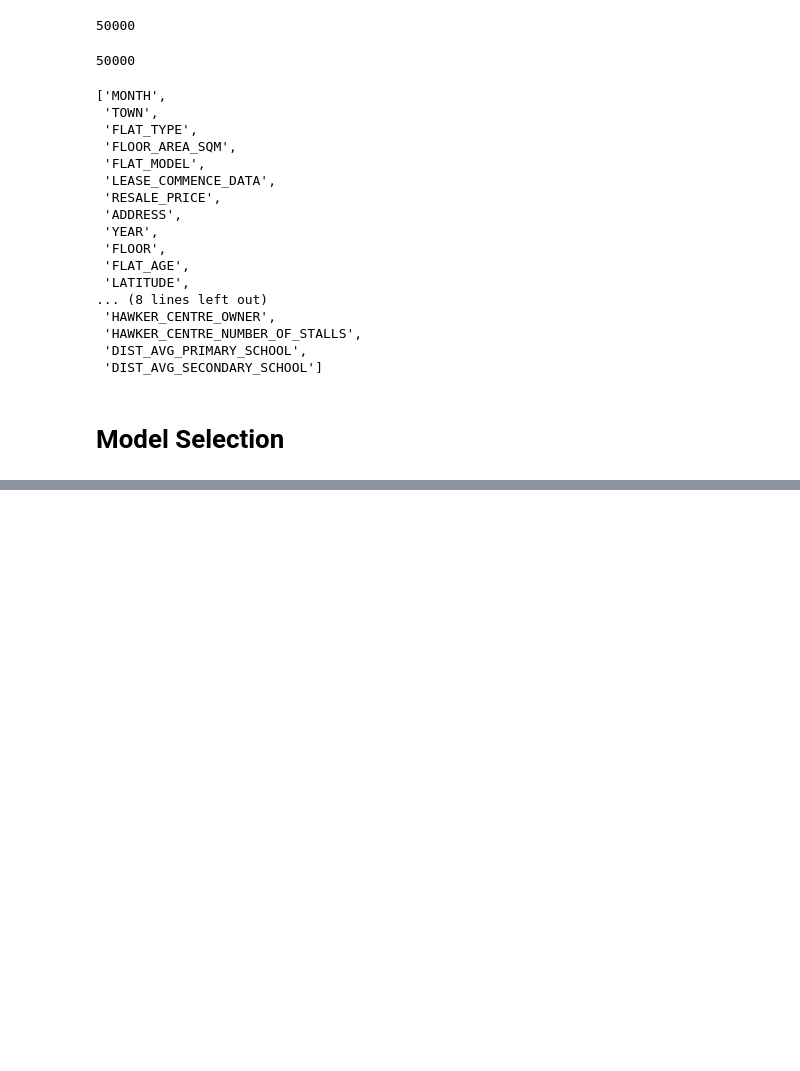
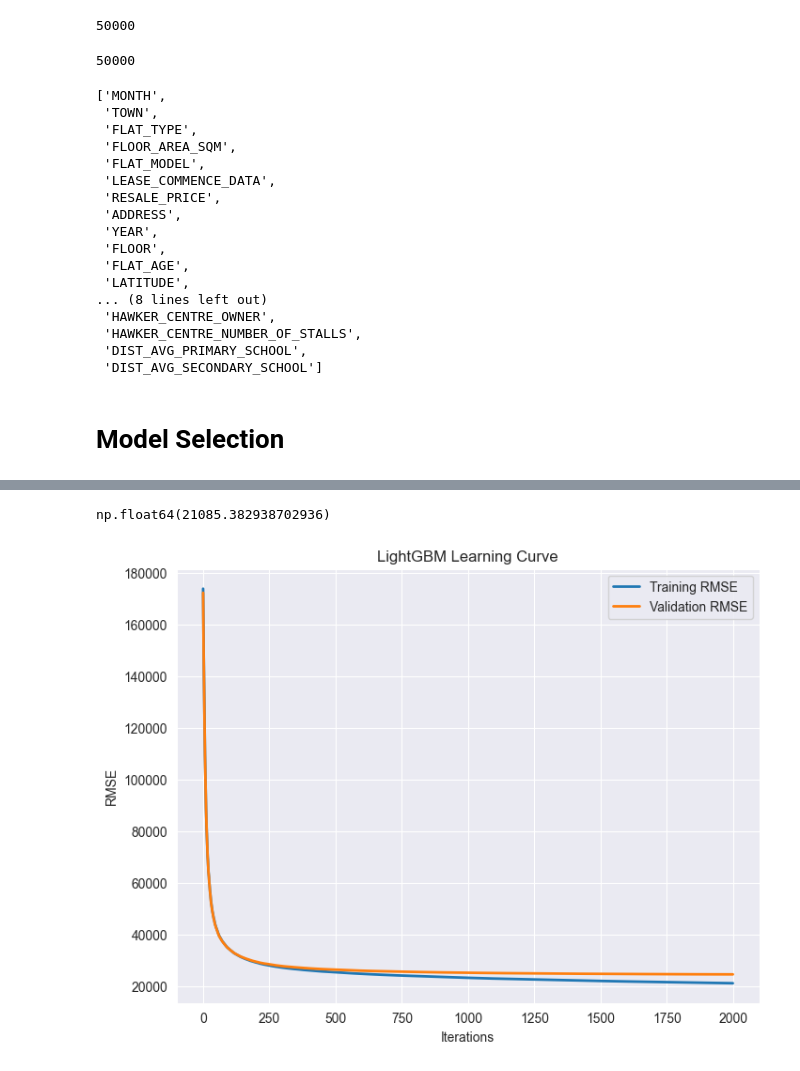
Before and after one commit to sukumar1612/CS5228_HDB_PROJECT, a Jupyter notebook: model_selection_with_feature_set_2.ipynb, the cells around one changed output, grey strips where cells are left out. Drawn from its saved outputs; the diff is of its cells as text; code cells hidden in the pictures; blank space fills up the shorter version.

```diff
--- a/model_selection_with_feature_set_2.ipynb
+++ b/model_selection_with_feature_set_2.ipynb
@@ -484,7 +523,7 @@ print(f"Mean RMSE: {mean_rmse:.4f}")
 print(f"Std RMSE: {std_rmse:.4f}\n")
 
 
-final_model = LGBMRegressor(
+final_light = LGBMRegressor(
     **best_params,
     n_estimators=2000,
     objective='regression',
@@ -492,13 +531,13 @@ final_model = LGBMRegressor(
     random_state=42,
 )
 
-final_model.fit(
+final_light.fit(
     X_train, y_train,
     eval_set=[(X_train, y_train), (X_val, y_val)],
     eval_metric='rmse',
 )
 
-y_pred = final_model.predict(X_val)
+y_pred = final_light.predict(X_val)
 
 mse = mean_squared_error(y_val, y_pred)
 mae = mean_absolute_error(y_val, y_pred)
@@ -549,3 +588,26 @@ Mean Squared Error: 601073612.8489
 Mean Absolute Error: 17770.1960
 Root Mean Squared Error: 24516.8027
 R² Score: 0.9818
+# %%
+train_rmse[1999]
+# %% [output]
+np.float64(21085.382938702936)
+# %%
+import matplotlib.pyplot as plt
+
+evals_result = final_light.evals_result_
+
+train_rmse = evals_result['training']['rmse']
+val_rmse = evals_result['valid_1']['rmse']
+
+plt.figure(figsize=(8, 6))
+plt.plot(train_rmse, label='Training RMSE', linewidth=2)
+plt.plot(val_rmse, label='Validation RMSE', linewidth=2)
+plt.xlabel('Iterations')
+plt.ylabel('RMSE')
+plt.title('LightGBM Learning Curve')
+plt.legend()
+plt.grid(True)
+plt.show()
+# %% [output]
+[figure, added]
```
Also changed, not shown: parts of 9 cells of this notebook.
